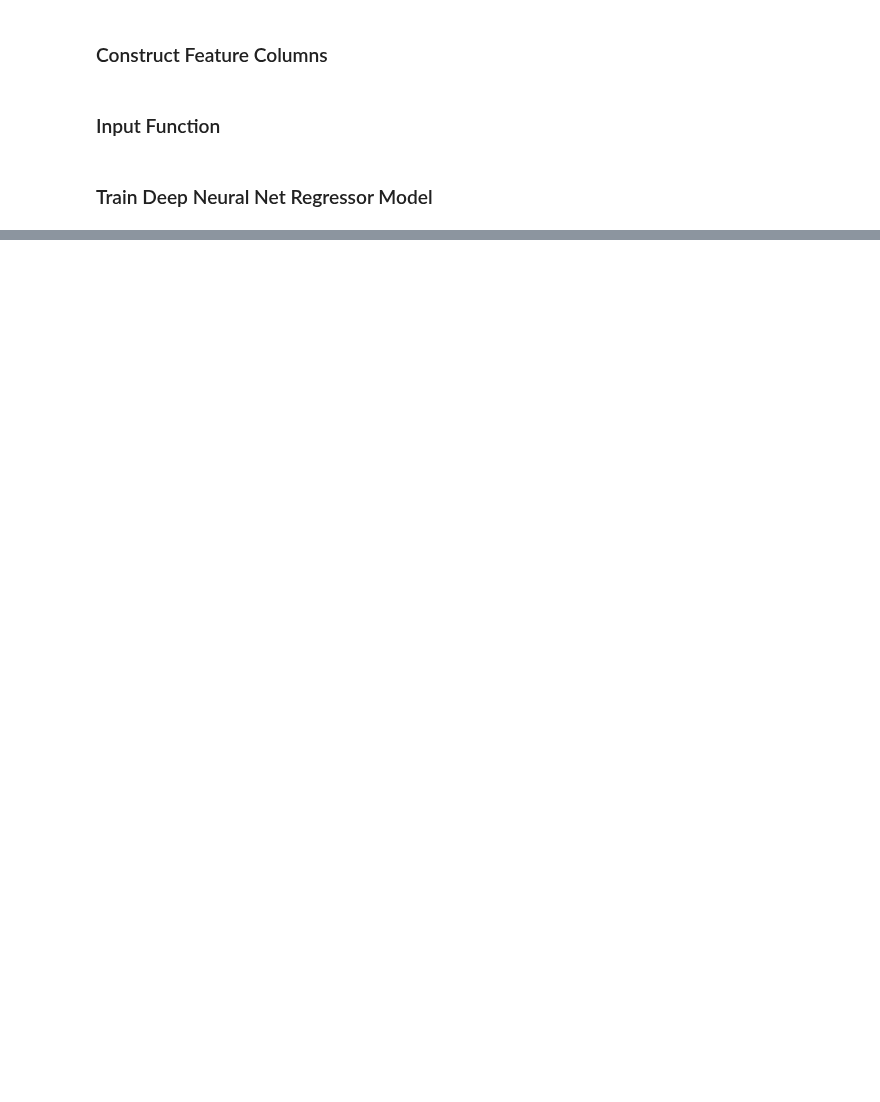
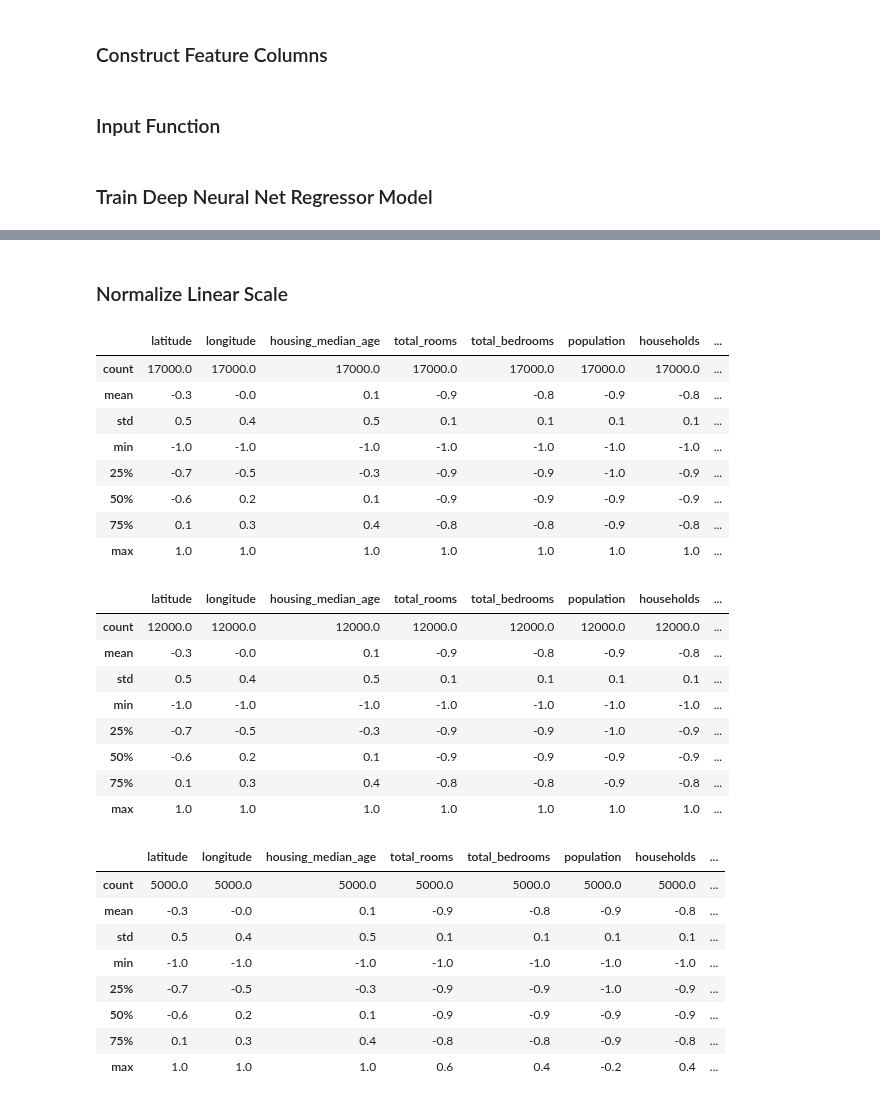
Before and after one commit to acesaif/ml_crash_course, a Jupyter notebook: imporve_neural_net_performance/ml_improve_net_performance.ipynb, the cells around one changed output, grey strips where cells are left out. Cells and saved outputs as stored; diff of their text form; code cells hidden in the pictures; blank space fills up the shorter version.

Commit message:
linear_scale and normalize_linear_scale.

```diff
--- a/imporve_neural_net_performance/ml_improve_net_performance.ipynb
+++ b/imporve_neural_net_performance/ml_improve_net_performance.ipynb
@@ -209,0 +240,7 @@ def train_nn_regressor_model(my_optimizer,
+# %%
+def linear_scale(series):
+    min_value = series.min()
+    max_value = series.max()
+    scale = (max_value - min_value) / 2.0
+    return series.apply(lambda x: ((x - min_value)/ scale) - 1.0)
+linear_scale(california_housing_dataframe["total_rooms"])
@@ -209,0 +260,51 @@ def train_nn_regressor_model(my_optimizer,
+# %% [markdown]
+### Normalize Linear Scale
+# %%
+def normalize_linear_scale(examples_dataframe):
+    processed_features = pd.DataFrame()
+    processed_features["latitude"] = linear_scale(examples_dataframe["latitude"])
+    processed_features["longitude"] = linear_scale(examples_dataframe["longitude"])
+    processed_features["housing_median_age"] = linear_scale(examples_dataframe["housing_median_age"])
+    processed_features["total_rooms"] = linear_scale(examples_dataframe["total_rooms"])
+    processed_features["total_bedrooms"] = linear_scale(examples_dataframe["total_bedrooms"])
+    processed_features["population"] = linear_scale(examples_dataframe["population"])
+    processed_features["households"] = linear_scale(examples_dataframe["households"])
+    processed_features["median_income"] = linear_scale(examples_dataframe["median_income"])
+    processed_features["rooms_per_person"] = linear_scale(examples_dataframe["rooms_per_person"])
+    return processed_features
+
+normalized_dataframe = normalize_linear_scale(preprocess_features(california_housing_dataframe))
+display.display(normalized_dataframe.describe())
+
+normalized_training_examples = normalized_dataframe.head(12000)
+display.display(normalized_training_examples.describe())
+normalized_validation_examples = normalized_dataframe.tail(5000)
+display.display(normalized_validation_examples.describe())
+# %% [output]
+|  | latitude | longitude | housing_median_age | total_rooms | total_bedrooms | population | households | ... |
+| count | 17000.0 | 17000.0 | 17000.0 | 17000.0 | 17000.0 | 17000.0 | 17000.0 | ... |
+| mean | -0.3 | -0.0 | 0.1 | -0.9 | -0.8 | -0.9 | -0.8 | ... |
+| std | 0.5 | 0.4 | 0.5 | 0.1 | 0.1 | 0.1 | 0.1 | ... |
+| min | -1.0 | -1.0 | -1.0 | -1.0 | -1.0 | -1.0 | -1.0 | ... |
+| 25% | -0.7 | -0.5 | -0.3 | -0.9 | -0.9 | -1.0 | -0.9 | ... |
+| 50% | -0.6 | 0.2 | 0.1 | -0.9 | -0.9 | -0.9 | -0.9 | ... |
+| 75% | 0.1 | 0.3 | 0.4 | -0.8 | -0.8 | -0.9 | -0.8 | ... |
+| max | 1.0 | 1.0 | 1.0 | 1.0 | 1.0 | 1.0 | 1.0 | ... |
+|  | latitude | longitude | housing_median_age | total_rooms | total_bedrooms | population | households | ... |
+| count | 12000.0 | 12000.0 | 12000.0 | 12000.0 | 12000.0 | 12000.0 | 12000.0 | ... |
+| mean | -0.3 | -0.0 | 0.1 | -0.9 | -0.8 | -0.9 | -0.8 | ... |
+| std | 0.5 | 0.4 | 0.5 | 0.1 | 0.1 | 0.1 | 0.1 | ... |
+| min | -1.0 | -1.0 | -1.0 | -1.0 | -1.0 | -1.0 | -1.0 | ... |
+| 25% | -0.7 | -0.5 | -0.3 | -0.9 | -0.9 | -1.0 | -0.9 | ... |
+| 50% | -0.6 | 0.2 | 0.1 | -0.9 | -0.9 | -0.9 | -0.9 | ... |
+| 75% | 0.1 | 0.3 | 0.4 | -0.8 | -0.8 | -0.9 | -0.8 | ... |
+| max | 1.0 | 1.0 | 1.0 | 1.0 | 1.0 | 1.0 | 1.0 | ... |
+|  | latitude | longitude | housing_median_age | total_rooms | total_bedrooms | population | households | ... |
+| count | 5000.0 | 5000.0 | 5000.0 | 5000.0 | 5000.0 | 5000.0 | 5000.0 | ... |
+| mean | -0.3 | -0.0 | 0.1 | -0.9 | -0.8 | -0.9 | -0.8 | ... |
+| std | 0.5 | 0.4 | 0.5 | 0.1 | 0.1 | 0.1 | 0.1 | ... |
+| min | -1.0 | -1.0 | -1.0 | -1.0 | -1.0 | -1.0 | -1.0 | ... |
+| 25% | -0.7 | -0.5 | -0.3 | -0.9 | -0.9 | -1.0 | -0.9 | ... |
+| 50% | -0.6 | 0.2 | 0.1 | -0.9 | -0.9 | -0.9 | -0.9 | ... |
+| 75% | 0.1 | 0.3 | 0.4 | -0.8 | -0.8 | -0.9 | -0.8 | ... |
+| max | 1.0 | 1.0 | 1.0 | 0.6 | 0.4 | -0.2 | 0.4 | ... |
```
Also changed, not shown: parts of 5 cells of this notebook.
